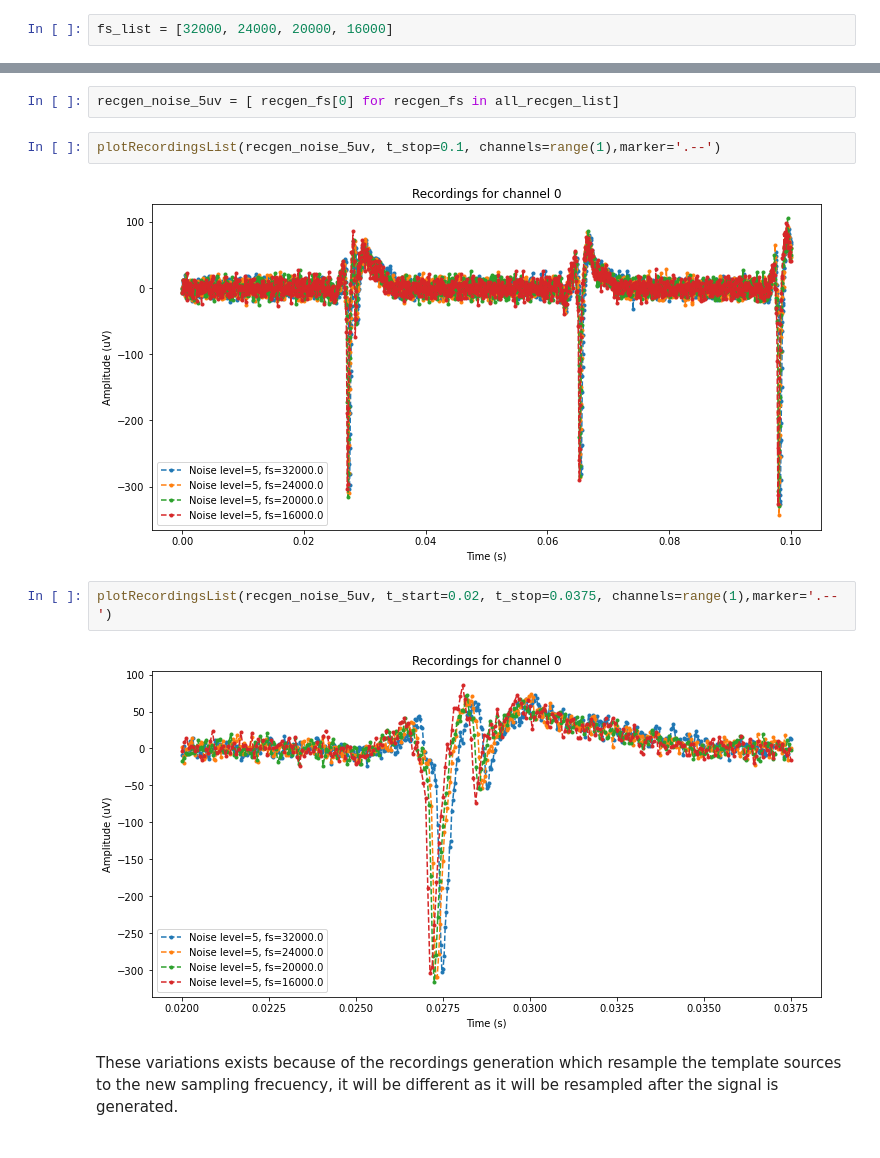
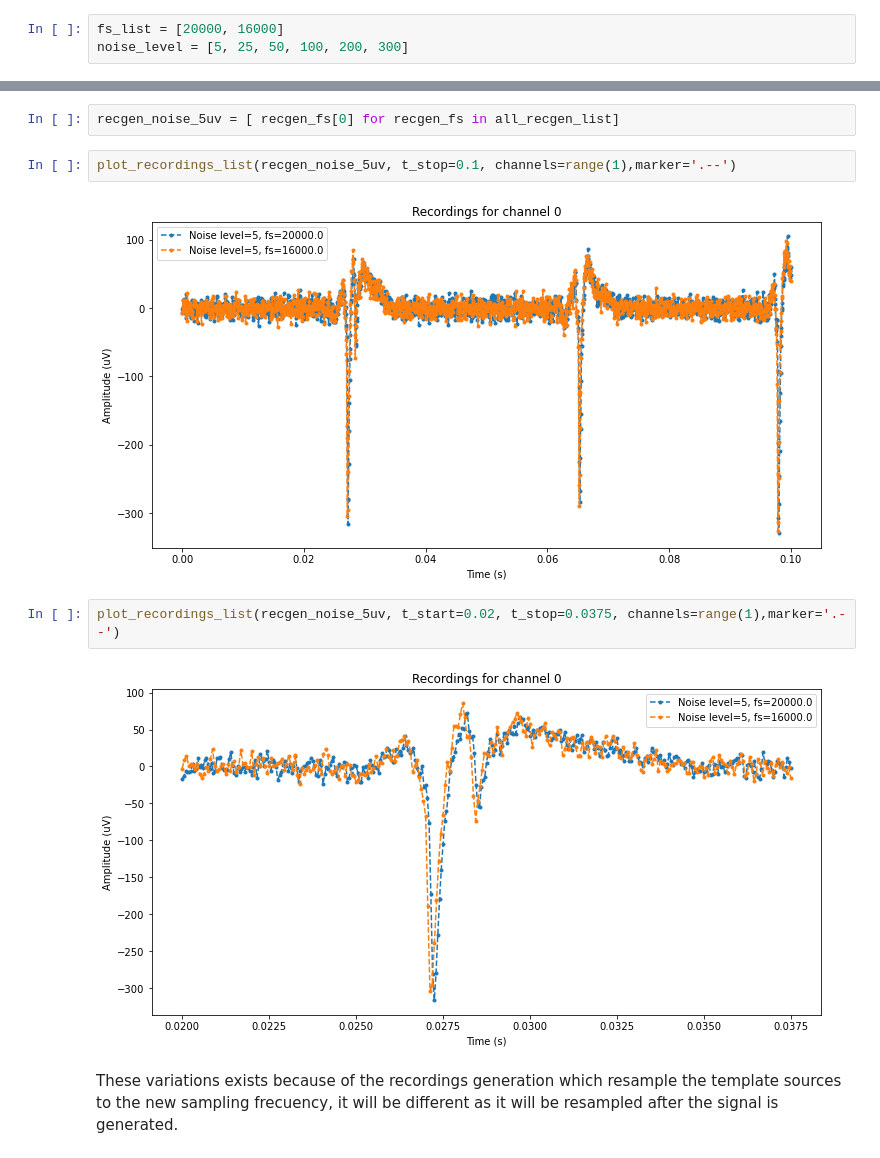
Before and after one commit to LuighiV/eapprocessor, a Jupyter notebook: notebooks/1_Recordings_generation.ipynb, the cells around one changed output, grey strips where cells are left out. Saved outputs shown, nothing was run; the diff lists cells and outputs as text.

```diff
--- a/notebooks/1_Recordings_generation.ipynb
+++ b/notebooks/1_Recordings_generation.ipynb
@@ -288,7 +288,8 @@ for recgen in recgen_list:
 # %% [markdown]
 ## Recordings generation for different frequencies
 # %%
-fs_list = [32000, 24000, 20000, 16000]
+fs_list = [20000, 16000]
+noise_level = [5, 25, 50, 100, 200, 300]
 # %%
 for fs in fs_list:
     for noise in noise_level:
@@ -354,13 +354,13 @@ from eapprocessor.plot.signals import plotRecordingsList
 # %%
 recgen_noise_5uv = [ recgen_fs[0] for recgen_fs in all_recgen_list]
 # %%
-plotRecordingsList(recgen_noise_5uv, t_stop=0.1, channels=range(1),marker='.--')
+plot_recordings_list(recgen_noise_5uv, t_stop=0.1, channels=range(1),marker='.--')
 # %% [output]
-[figure, old version]
+[figure, new version]
 # %%
-plotRecordingsList(recgen_noise_5uv, t_start=0.02, t_stop=0.0375, channels=range(1),marker='.--')
+plot_recordings_list(recgen_noise_5uv, t_start=0.02, t_stop=0.0375, channels=range(1),marker='.--')
 # %% [output]
-[figure, old version]
+[figure, new version]
 # %% [markdown]
 These variations exists because of the recordings generation which resample the template sources to the new sampling frecuency, it will be different as it will be resampled after the signal is generated.
 # %% [markdown]
```
Also changed, not shown: parts of 8 cells of this notebook, 11 other files.
